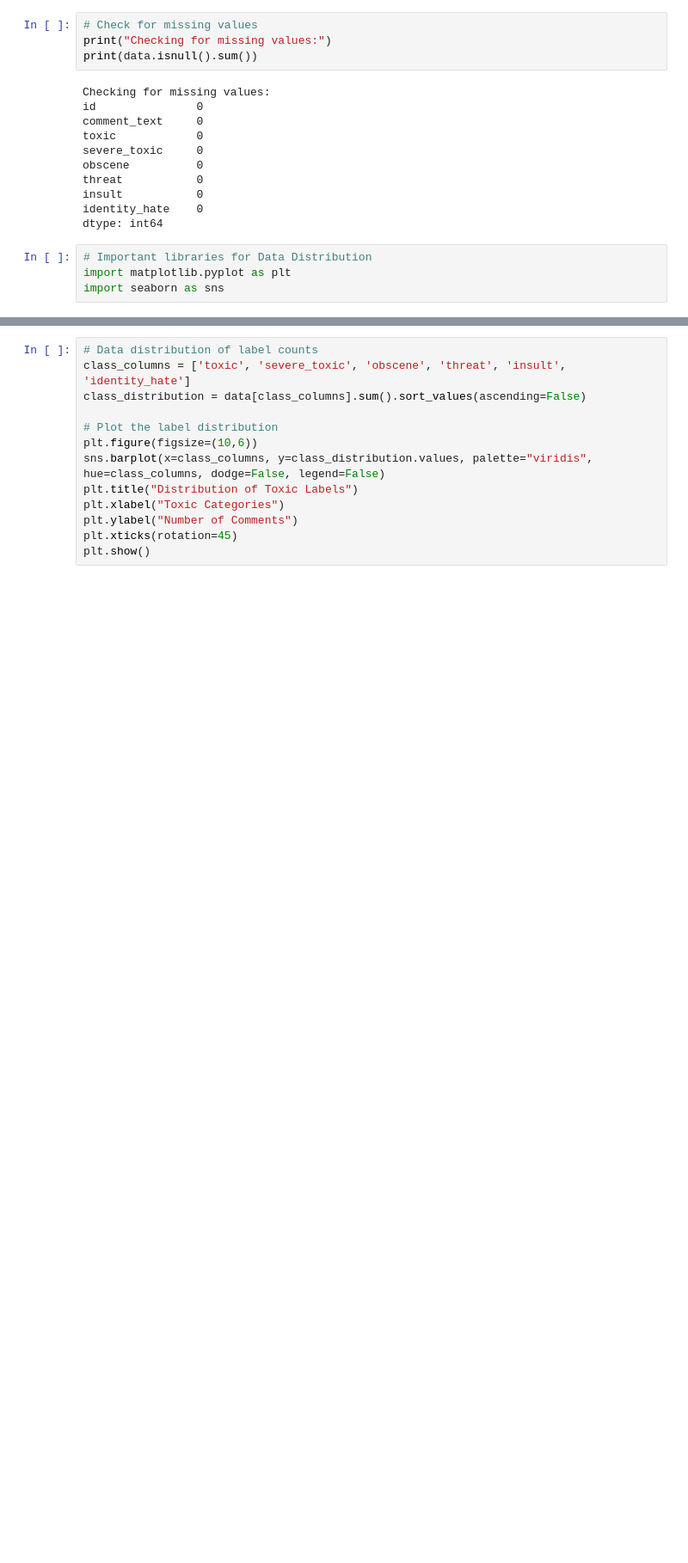
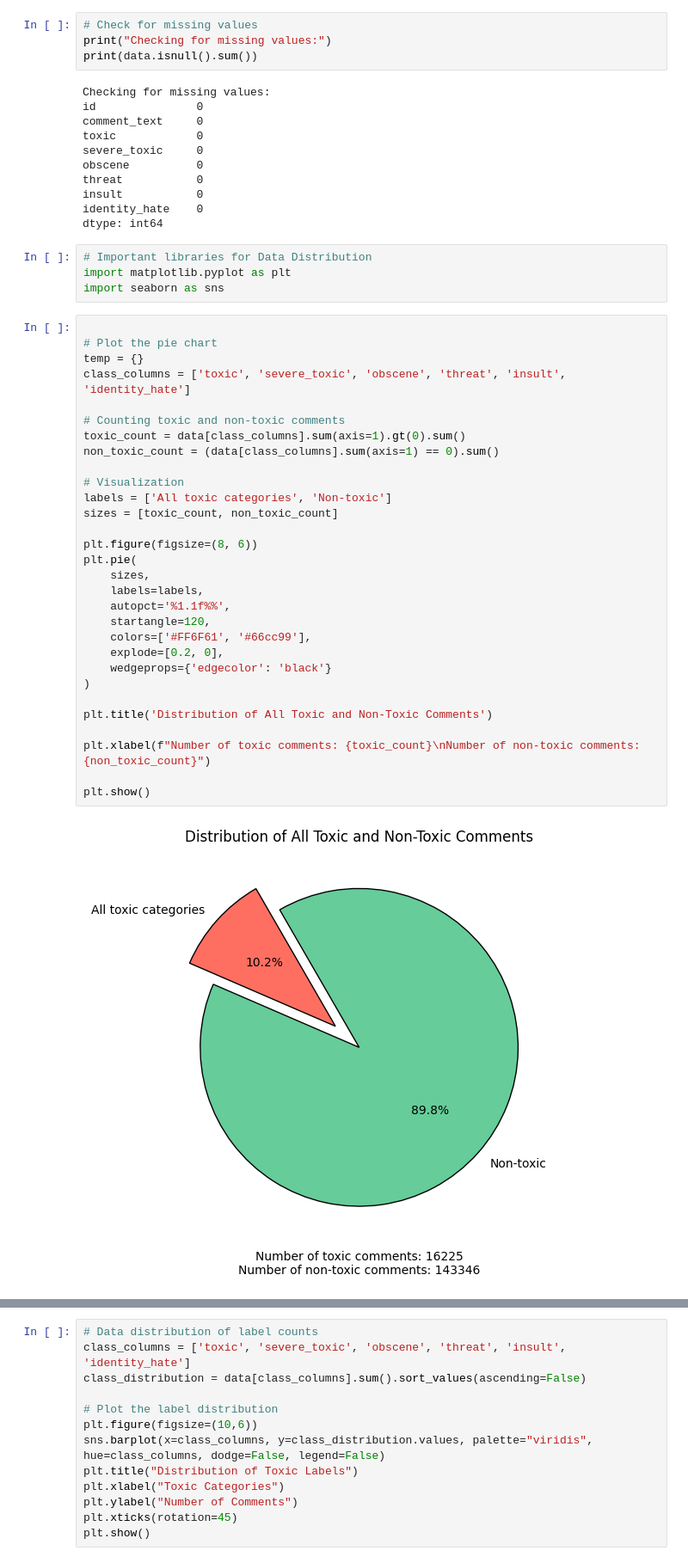
Before and after one commit to techn0man1ac/ToxicCommentClassification, a Jupyter notebook: Data_science/data_science.ipynb, the cells around one changed output, grey strips where cells are left out. Shown at 86% size. Cells and saved outputs as stored; diff of their text form; blank space fills up the shorter version.

Commit message:
Added new file data_science (#42)
added new file data_science

```diff
--- a/Data_science/data_science.ipynb
+++ b/Data_science/data_science.ipynb
@@ -209,3 +207,35 @@ dtype: int64
 # Important libraries for Data Distribution
 import matplotlib.pyplot as plt
 import seaborn as sns
+# %%
+
+# Plot the pie chart
+temp = {}
+class_columns = ['toxic', 'severe_toxic', 'obscene', 'threat', 'insult', 'identity_hate']
+
+# Counting toxic and non-toxic comments
+toxic_count = data[class_columns].sum(axis=1).gt(0).sum()
+non_toxic_count = (data[class_columns].sum(axis=1) == 0).sum()
+
+# Visualization
+labels = ['All toxic categories', 'Non-toxic']
+sizes = [toxic_count, non_toxic_count]
+
+plt.figure(figsize=(8, 6))
+plt.pie(
+    sizes,
+    labels=labels,
+    autopct='%1.1f%%',
+    startangle=120,
+    colors=['#FF6F61', '#66cc99'],
+    explode=[0.2, 0],
+    wedgeprops={'edgecolor': 'black'}
+)
+
+plt.title('Distribution of All Toxic and Non-Toxic Comments')
+
+plt.xlabel(f"Number of toxic comments: {toxic_count}\nNumber of non-toxic comments: {non_toxic_count}")
+
+plt.show()
+# %% [output]
+[figure, added]
```
Also changed, not shown: parts of 2 cells of this notebook.
